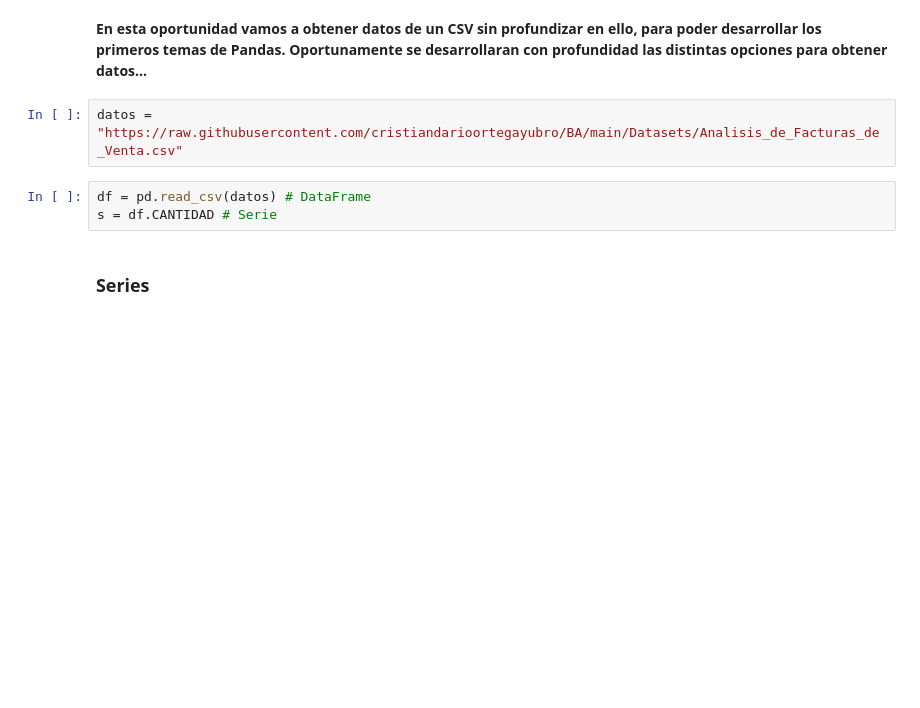
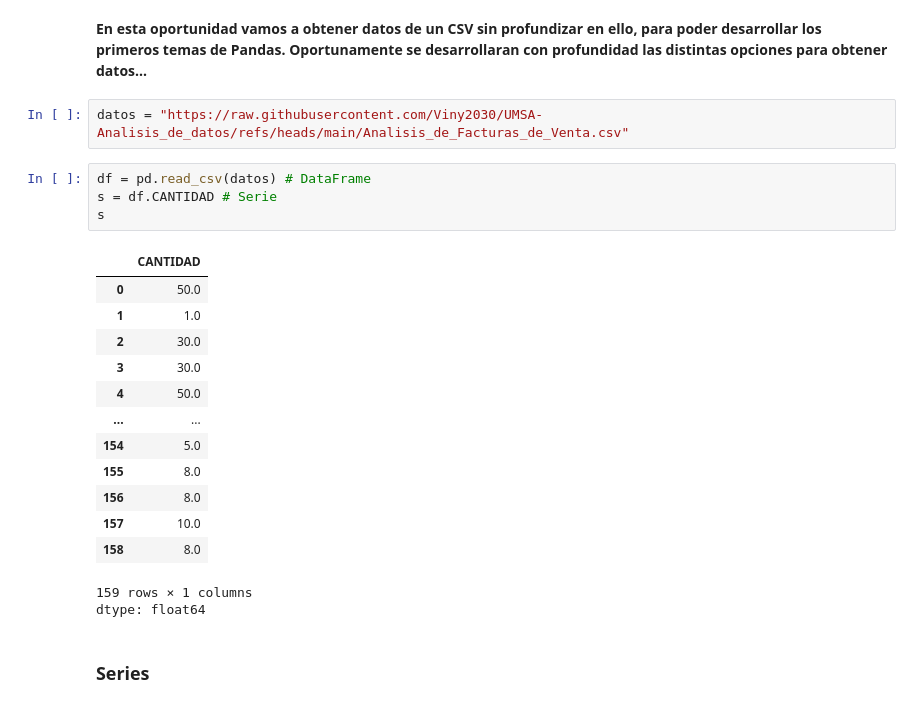
Before and after one commit to Viny2030/UMSA-Analisis_de_datos, a Jupyter notebook: pd_01.ipynb, the cells around one changed output. Cells and saved outputs as stored; diff of their text form; blank space fills up the shorter version.

```diff
--- a/pd_01.ipynb
+++ b/pd_01.ipynb
@@ -95,10 +95,26 @@ import numpy as np
 # %% [markdown]
 **En esta oportunidad vamos a obtener datos de un CSV sin profundizar en ello, para poder desarrollar los primeros temas de Pandas. Oportunamente se desarrollaran con profundidad las distintas opciones para obtener datos...**
 # %%
-datos = "https://raw.githubusercontent.com/cristiandarioortegayubro/BA/main/Datasets/Analisis_de_Facturas_de_Venta.csv"
+datos = "https://raw.githubusercontent.com/Viny2030/UMSA-Analisis_de_datos/refs/heads/main/Analisis_de_Facturas_de_Venta.csv"
 # %%
 df = pd.read_csv(datos) # DataFrame
 s = df.CANTIDAD # Serie
+s
+# %% [output]
+|  | CANTIDAD |
+| 0 | 50.0 |
+| 1 | 1.0 |
+| 2 | 30.0 |
+| 3 | 30.0 |
+| 4 | 50.0 |
+| ... | ... |
+| 154 | 5.0 |
+| 155 | 8.0 |
+| 156 | 8.0 |
+| 157 | 10.0 |
+| 158 | 8.0 |
+159 rows × 1 columns
+dtype: float64
 # %% [markdown]
 ### **Series**
 # %% [markdown]
```
Also changed, not shown: parts of 19 cells of this notebook.
